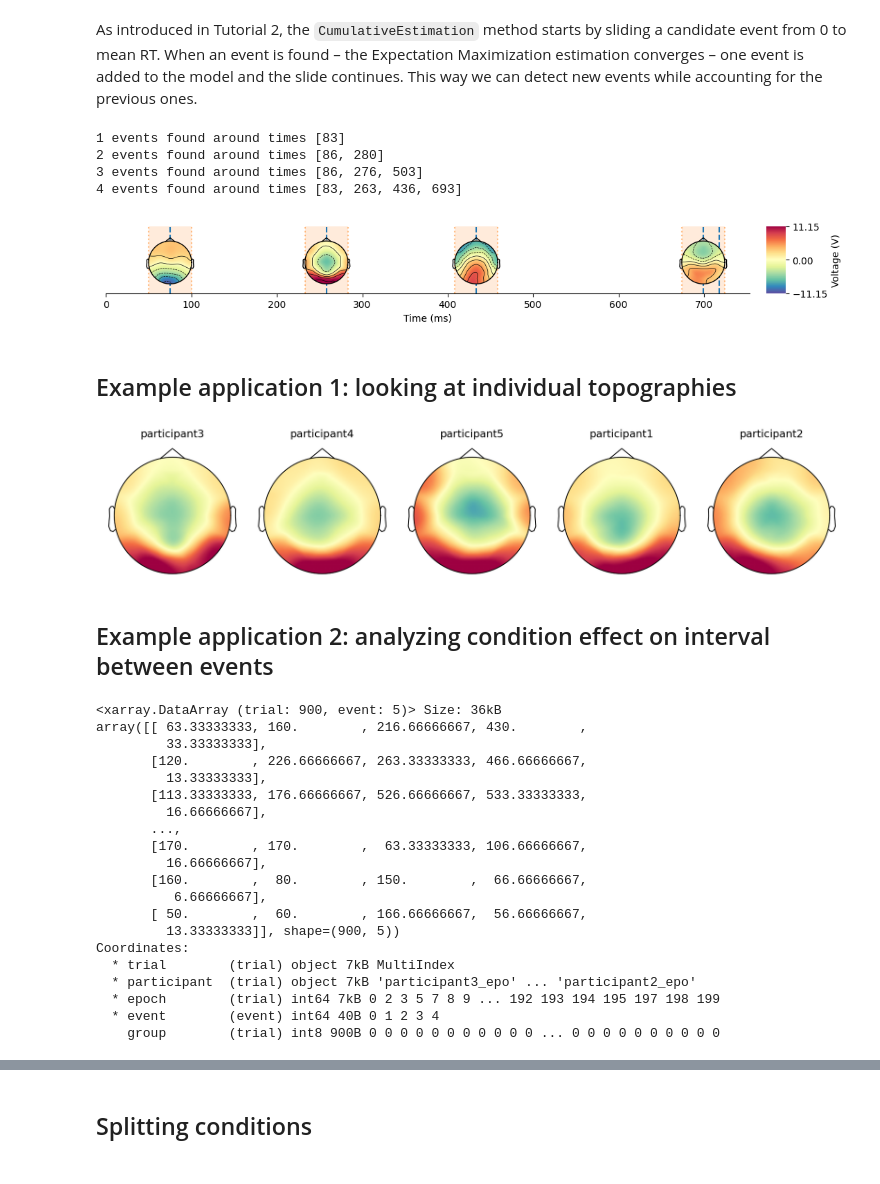
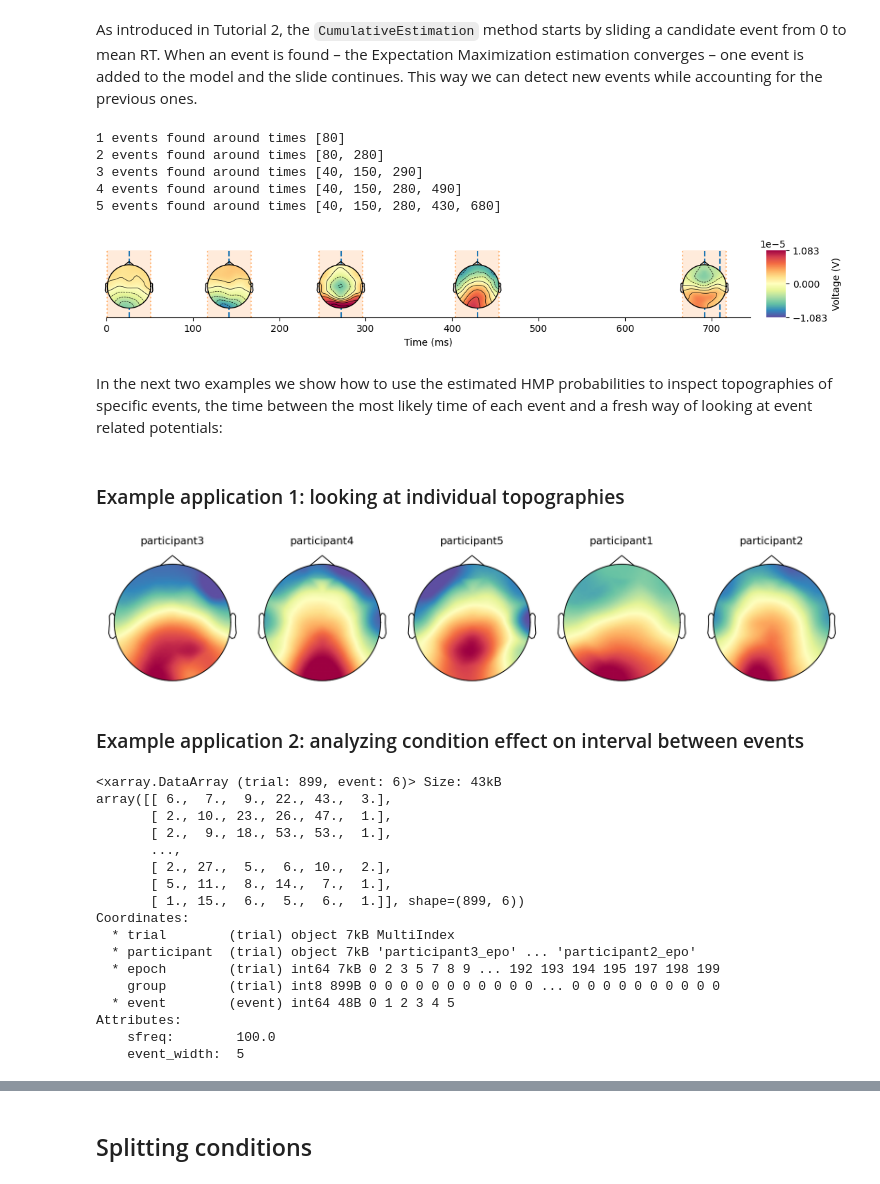
Before and after one commit to JoKra1/hsmm_mvpy, a Jupyter notebook: docs/source/notebooks/3-Applying_HMP_to_real_data.ipynb, the cells around one changed output, grey strips where cells are left out. Cells and saved outputs as stored; diff of their text form; code cells hidden in the pictures.

Commit message:
Updating tutorial 3 (#289)
* Updating cumulative default step to half the location

Better exploration both in tutorial 3 and in other datasets

* Updated tutorial and default plotting to as_time=True

````diff
--- a/docs/source/notebooks/3-Applying_HMP_to_real_data.ipynb
+++ b/docs/source/notebooks/3-Applying_HMP_to_real_data.ipynb
@@ -41,12 +41,19 @@ subj_names = [os.path.splitext(f)[0] for f in os.listdir(epoch_data_path) if f.e
 info = read_info(subj_files[0], verbose=False)
 # %%
 # At what frequency we want the data, high sampling frequencies require a lot of RAM, decrease when necessary
-sfreq = 300
+sfreq = 100
 
 # Then we read the data as shown in Tutorial 1
 epoch_data = hmp.io.read_mne_data(subj_files, data_format='epochs', sfreq=sfreq,
                             verbose=False, subj_name=subj_names)#Turning verbose off for the documentation but it is recommended to leave it on as some output from MNE might be useful
 
+
+## The following is just for this tutorial dataset and probably not needed for yours
+# The duration (i.e. reaction time) data is in milliseconds and we want it in seconds
+epoch_data['RT'] /= 1000
+# This dataset is in microV, we want the unit in V
+epoch_data *= 1e-6
+
 print(epoch_data)
 # %% [output]
 Processing participant sample_data/eeg/participant3_epo.fif's epochs eeg
@@ -71,5 +78,11 @@ As you can see the HMP formatted EEG dataset contains some info on the experimen
 # %% [markdown]
 At this point we have the epoched EEG data with 30 channels, which we need to transform to PC space.
 # %%
-preprocessed = hmp.transformers.ProjPCA(epoch_data, interval_id = "RT", n_comp=10)
+preprocessed = hmp.transformers.ProjPCA(epoch_data,
+                                        min_duration=.2, #Defining minimum reaction time as 200ms
+                                        max_duration=2, # Maximum reaction time at 2s
+                                        reject_threshold=1e-4, #Peak-to-peak rejection threshold of 100 microV
+                                        interval_id = "RT", #In which variable of epoch_data are the duration to be modelled
+                                        n_comp=10, # How many principal components to keep for the fit, the more the better
+                                       )
 # %% [output]
@@ -114,19 +120,24 @@ trial_data = hmp.trialdata.TrialData.from_transformer(preprocessed, pattern=even
 # %% [markdown]
 As introduced in Tutorial 2, the ```CumulativeEstimation``` method starts by sliding a candidate event from 0 to mean RT. When an event is found – the Expectation Maximization estimation converges – one event is added to the model and the slide continues. This way we can detect new events while accounting for the previous ones.
 # %%
-model = hmp.models.CumulativeMethod(event_properties)
-_, estimates_cumulative = model.fit_transform(trial_data)
+# We initialize a model without specifying a distribution or a pattern
+# In this case it'll be the default Gamma 2 distribution with a 50ms Half-sine
+model = hmp.models.CumulativeMethod()
+_, estimates_cumulative = model.fit_transform(preprocessed)
 # %% [output]
-1 events found around times [83]
-2 events found around times [86, 280]
-3 events found around times [86, 276, 503]
-4 events found around times [83, 263, 436, 693]
+1 events found around times [80]
+2 events found around times [80, 280]
+3 events found around times [40, 150, 290]
+4 events found around times [40, 150, 280, 490]
+5 events found around times [40, 150, 280, 430, 680]
 # %%
-hmp.visu.plot_topo_timecourse(epoch_data, estimates_cumulative, info, as_time=True)
+hmp.visu.plot_topo_timecourse(epoch_data, estimates_cumulative, info)
 # %% [output]
-[figure, old version]
+[figure, new version]
+# %% [markdown]
+In the next two examples we show how to use the estimated HMP probabilities to inspect topographies of specific events, the time between the most likely time of each event and a fresh way of looking at event related potentials:
 # %% [markdown]
-## Example application 1: looking at individual topographies
+### Example application 1: looking at individual topographies
 # %%
 # Plotting individual topographies for a specific event across participants
 from mne.viz import plot_topomap
@@ -137,7 +148,7 @@ by_trial_weights = hmp.utils.event_channels(epoch_data, estimates_cumulative, me
 # Plot topographies for each participant for a selected event
 fig, axes = plt.subplots(1, 5, dpi=150, figsize=(12, 2.5))
 axes = axes.flatten()
-event = 2 # Event index to plot (1-based for display, 0-based for indexing)
+event = 4 # Event index to plot (1-based for display, 0-based for indexing)
 
 # Looking at the topographies of the 5 first participants
 for i, participant in enumerate(epoch_data.participant[:5]):
@@ -158,34 +169,31 @@ for i, participant in enumerate(epoch_data.participant[:5]):
 
 plt.tight_layout()
 # %% [output]
-[figure, old version]
+[figure, new version]
 # %% [markdown]
-## Example application 2: analyzing condition effect on interval between events
+### Example application 2: analyzing condition effect on interval between events
 # %%
 # Compute max likely time for each trial and each event
-times =  hmp.utils.event_times(estimates_cumulative, duration=True, add_rt=True, as_time=True)
+times =  hmp.utils.event_times(estimates_cumulative, duration=True, add_rt=True)
 times
 # %% [output]
-<xarray.DataArray (trial: 900, event: 5)> Size: 36kB
-array([[ 63.33333333, 160.        , 216.66666667, 430.        ,
-         33.33333333],
-       [120.        , 226.66666667, 263.33333333, 466.66666667,
-         13.33333333],
-       [113.33333333, 176.66666667, 526.66666667, 533.33333333,
-         16.66666667],
+<xarray.DataArray (trial: 899, event: 6)> Size: 43kB
+array([[ 6.,  7.,  9., 22., 43.,  3.],
+       [ 2., 10., 23., 26., 47.,  1.],
+       [ 2.,  9., 18., 53., 53.,  1.],
        ...,
-       [170.        , 170.        ,  63.33333333, 106.66666667,
-         16.66666667],
-       [160.        ,  80.        , 150.        ,  66.66666667,
-          6.66666667],
-       [ 50.        ,  60.        , 166.66666667,  56.66666667,
-         13.33333333]], shape=(900, 5))
+       [ 2., 27.,  5.,  6., 10.,  2.],
+       [ 5., 11.,  8., 14.,  7.,  1.],
+       [ 1., 15.,  6.,  5.,  6.,  1.]], shape=(899, 6))
 Coordinates:
   * trial        (trial) object 7kB MultiIndex
   * participant  (trial) object 7kB 'participant3_epo' ... 'participant2_epo'
   * epoch        (trial) int64 7kB 0 2 3 5 7 8 9 ... 192 193 194 195 197 198 199
-  * event        (event) int64 40B 0 1 2 3 4
-    group        (trial) int8 900B 0 0 0 0 0 0 0 0 0 0 0 ... 0 0 0 0 0 0 0 0 0 0
+    group        (trial) int8 899B 0 0 0 0 0 0 0 0 0 0 0 ... 0 0 0 0 0 0 0 0 0 0
+  * event        (event) int64 48B 0 1 2 3 4 5
+Attributes:
+    sfreq:        100.0
+    event_width:  5
 # %%
 # Turn into dataframe and recover metadata
 times = times.unstack().to_dataframe(name='duration')
````
Also changed, not shown: parts of 25 cells of this notebook, 3 other files.
